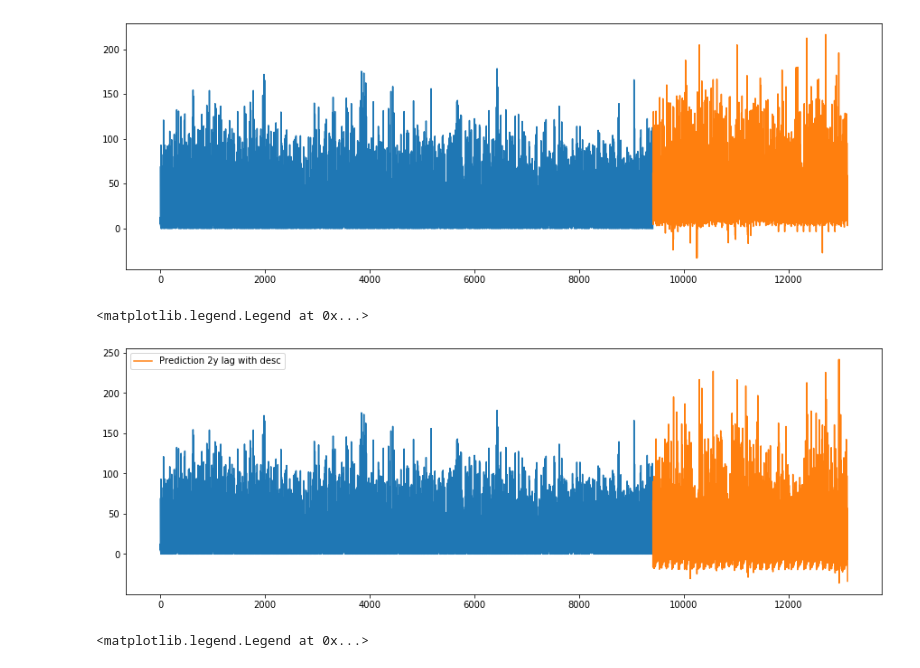
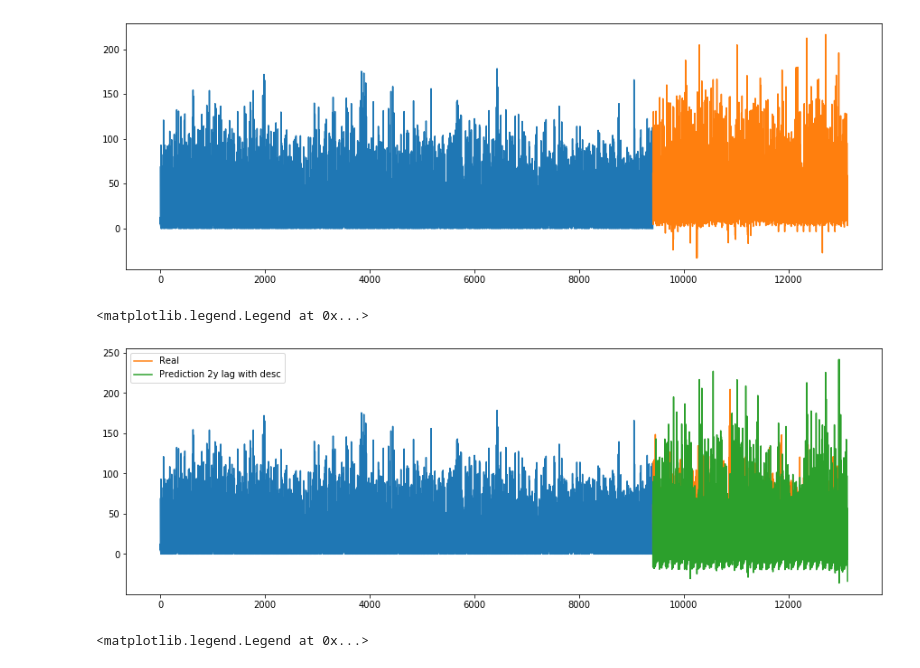
Before and after one commit to marcjs95/master-data-science, a Jupyter notebook: code/Prova final Eixample NO2.ipynb, the cells around one changed output. Saved outputs shown, nothing was run; the diff lists cells and outputs as text; code cells hidden in the pictures.

```diff
--- a/code/Prova final Eixample NO2.ipynb
+++ b/code/Prova final Eixample NO2.ipynb
@@ -91,2 +36,2 @@ hum_zoo.plot()
 # %%
-pre_zoo = pd.read_csv('/mnt/c/users/marcj/Desktop/MASTER/TFM/DADES POLLUTION/Notebooks/datasets/meteo_19/meteo-pressio-zoo', parse_dates= ['DATA'], index_col='DATA',header=0)
+pre_zoo = pd.read_csv('/mnt/c/users/marcj/Desktop/MASTER/TFM/DADES POLLUTION/master-data-science/data/meteo/meteo-pressio-zoo', parse_dates= ['DATA'], index_col='DATA',header=0)
@@ -98,2 +38,2 @@ pre_zoo.plot()
 # %%
-trans_4071 = pd.read_csv('/mnt/c/users/marcj/Desktop/MASTER/TFM/DADES POLLUTION/Notebooks/datasets/transit/transit-4071', parse_dates= ['DATA'], index_col='DATA',header=0)
+trans_4071 = pd.read_csv('/mnt/c/users/marcj/Desktop/MASTER/TFM/DADES POLLUTION/master-data-science/data/transit/transit-4071', parse_dates= ['DATA'], index_col='DATA',header=0)
@@ -105,4 +40,4 @@ trans_4071.plot()
 # %%
 trans_4071 = np.log(trans_4071)
 # %%
-trans_4095 = pd.read_csv('/mnt/c/users/marcj/Desktop/MASTER/TFM/DADES POLLUTION/Notebooks/datasets/transit/transit-4095', parse_dates= ['DATA'], index_col='DATA',header=0)
+trans_4095 = pd.read_csv('/mnt/c/users/marcj/Desktop/MASTER/TFM/DADES POLLUTION/master-data-science/data/transit/transit-4095', parse_dates= ['DATA'], index_col='DATA',header=0)
@@ -121,2 +46,2 @@ trans_4095.plot()
 # %%
-trans_20013 = pd.read_csv('/mnt/c/users/marcj/Desktop/MASTER/TFM/DADES POLLUTION/Notebooks/datasets/transit/transit-20013', parse_dates= ['DATA'], index_col='DATA',header=0)
+trans_20013 = pd.read_csv('/mnt/c/users/marcj/Desktop/MASTER/TFM/DADES POLLUTION/master-data-science/data/transit/transit-20013', parse_dates= ['DATA'], index_col='DATA',header=0)
@@ -1131,16 +1051,17 @@ ax.plot(x_test.reshape(-1,1), y_pred_xgb_2ylag, label='Prediction 2y lag')
 # %%
 fig, ax = plt.subplots(1, 1, figsize=(15, 5))
 ax.plot(x_train.reshape(-1,1), train_1.reshape(-1,1))
-#ax.plot(x_test.reshape(-1,1), test_1.reshape(-1,1), label='Real')
+ax.plot(x_test.reshape(-1,1), test_1.reshape(-1,1), label='Real')
 
+#ax.plot(x_test, forecast_daily, linewidth='3', linestyle='--', markersize= 0.2, marker='o')
 #ax.plot(x_test.reshape(-1,1), y_pred_xgb, label='Prediction seasonality')
 #ax.plot(x_test.reshape(-1,1), y_pred_xgb_2ylag_wotrend, label='wotrend')
 #ax.plot(x_test.reshape(-1,1), y_pred_xgb_2ylag, label='Prediction 2y lag')
 ax.plot(x_test.reshape(-1,1), y_pred_xgb_2ylag_desc, label='Prediction 2y lag with desc')
 ax.legend()
 # %% [output]
 <matplotlib.legend.Legend at 0x...>
-[figure, old version]
+[figure, new version]
 # %%
 fig, ax = plt.subplots(1, 1, figsize=(15, 5))
 ax.plot(x_train.reshape(-1,1), train_1.reshape(-1,1))
```
Also changed, not shown: parts of 32 cells of this notebook, 3 other files.
